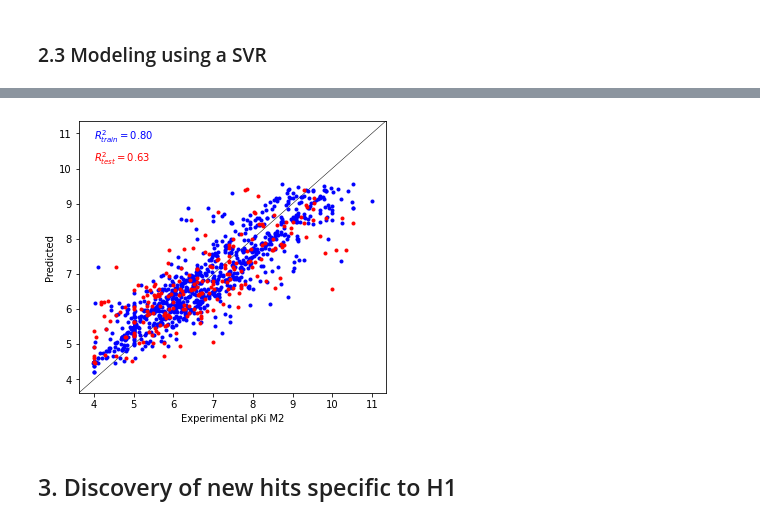
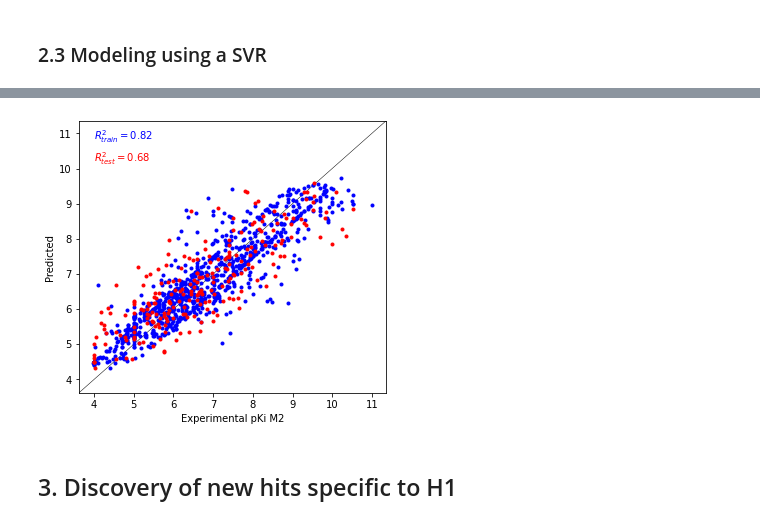
Before and after one commit to LBLQMM/MACAW, a Jupyter notebook: notebooks/N2_Histamine.ipynb, the cells around one changed output, grey strips where cells are left out. Saved outputs shown, nothing was run; the diff lists cells and outputs as text; code cells hidden in the pictures.

```diff
--- a/notebooks/N2_Histamine.ipynb
+++ b/notebooks/N2_Histamine.ipynb
@@ -122,5 +140,5 @@ smi_train, smi_test, y_train, y_test = train_test_split(smiles, Y, test_size = 0
 # %% [markdown]
 ### 2.2 Compute Macaw embeddings
 # %%
-#mcw2 = Macaw_optimus(smi_train, y_train, fast=False, verbose=True, Y=y_train)
-mcw2 = Macaw(smi_train, edim = 15, Nlndmk = 50, Y = y_train, fptype='atompairs', metric='rogot-goldberg')
+mcw2 = Macaw_optimus(smi_train, y= y_train, C=5, verbose=True, n_landmarks=200)
+#mcw2 = Macaw(type_fp='atompairs', metric='rogot-goldberg')
@@ -127,7 +163,7 @@ mcw2 = Macaw(smi_train, edim = 15, Nlndmk = 50, Y = y_train, fptype='atompairs',
 # %%
-X_train = mcw2.transform()
-X_train.shape
+X_train = mcw2.transform(smi_train)
+print(X_train.shape)
 
 X_test = mcw2.transform(smi_test)
-X_test.shape
+print(X_test.shape)
 # %% [output]
@@ -149,18 +186,18 @@ for C in [1,3,5,10,30]:
 # %%
-regr2 = SVR(kernel='rbf', C=3, epsilon=.5)
+regr2 = SVR(kernel='rbf', C=5, epsilon=.5)
 regr2.fit(X_train,y_train)
 
 # Train set predictions
 y_train_pred = regr2.predict(X_train)
 
 # Test set predictions
 y_test_pred = regr2.predict(X_test)
 
 # Parity plot
 parity_plot(x=y_train, y=y_train_pred, x_test=y_test, y_test=y_test_pred,
-            xlabel="Experimental pKi M2", savetitle="../data/M2_SVR.png")
+            xlabel="Experimental pKi M2", savetitle="../results/M2_SVR.png")
 # %% [output]
-[figure, old version]
+[figure, new version]
 # %% [markdown]
 ## 3. Discovery of new hits specific to H1
 # %% [markdown]
```
Also changed, not shown: parts of 12 cells of this notebook, 17 other files.
